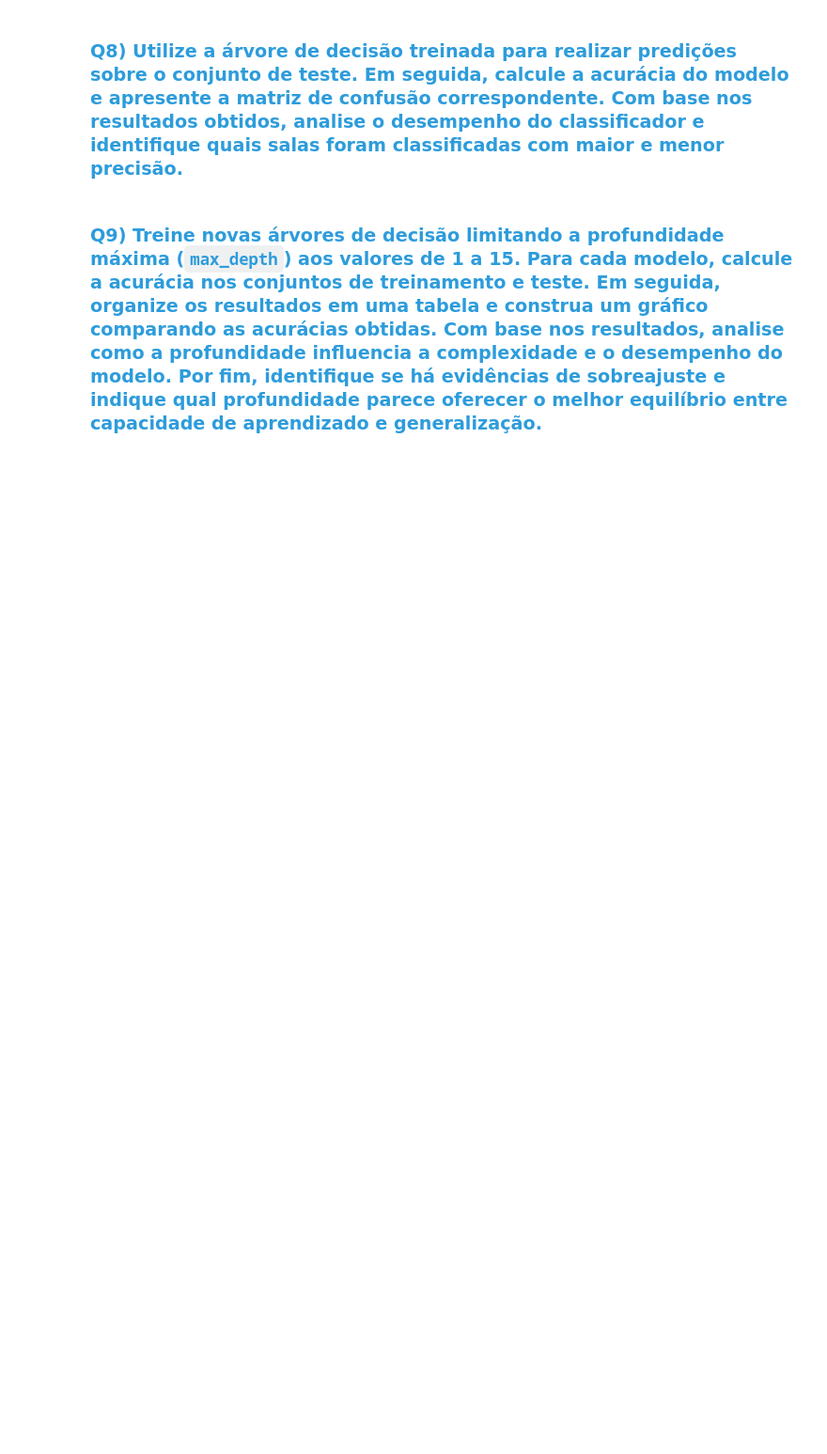
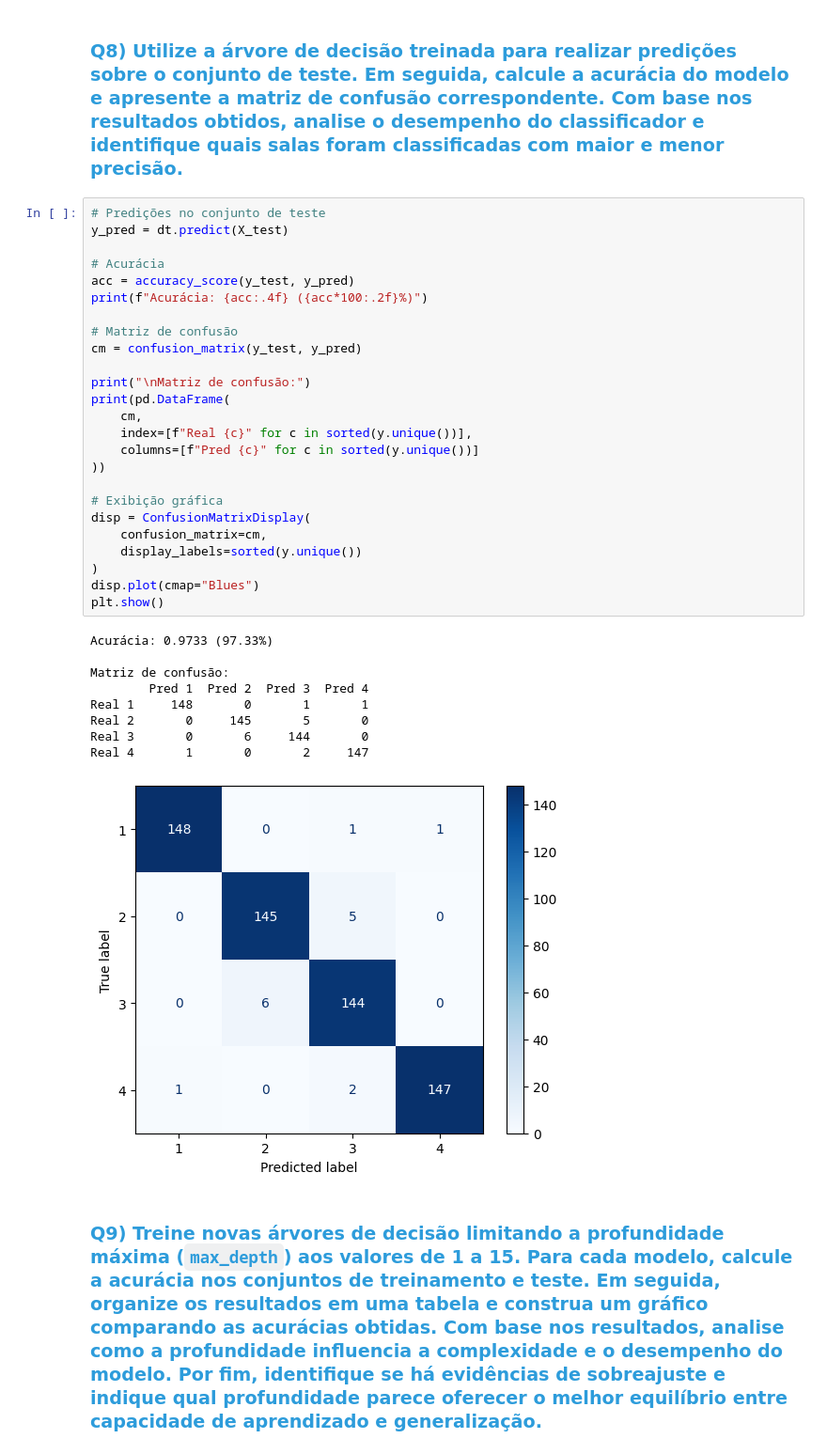
Before and after one commit to AntonioF2/C318, a Jupyter notebook: C318_2026_1_Atividade_06_231.ipynb, the cells around one changed output. Shown at 94% size. Saved outputs shown, nothing was run; the diff lists cells and outputs as text; blank space fills up the shorter version.

```diff
--- a/C318_2026_1_Atividade_06_231.ipynb
+++ b/C318_2026_1_Atividade_06_231.ipynb
@@ -219,4 +297,39 @@ As árvores de decisão são algoritmos de aprendizado supervisionado utilizados
 # %% [markdown]
 ### <font color='#2D9CDB'>Q8) Utilize a árvore de decisão treinada para realizar predições sobre o conjunto de teste. Em seguida, calcule a acurácia do modelo e apresente a matriz de confusão correspondente. Com base nos resultados obtidos, analise o desempenho do classificador e identifique quais salas foram classificadas com maior e menor precisão.</font>
+# %%
+# Predições no conjunto de teste
+y_pred = dt.predict(X_test)
+
+# Acurácia
+acc = accuracy_score(y_test, y_pred)
+print(f"Acurácia: {acc:.4f} ({acc*100:.2f}%)")
+
+# Matriz de confusão
+cm = confusion_matrix(y_test, y_pred)
+
+print("\nMatriz de confusão:")
+print(pd.DataFrame(
+    cm,
+    index=[f"Real {c}" for c in sorted(y.unique())],
+    columns=[f"Pred {c}" for c in sorted(y.unique())]
+))
+
+# Exibição gráfica
+disp = ConfusionMatrixDisplay(
+    confusion_matrix=cm,
+    display_labels=sorted(y.unique())
+)
+disp.plot(cmap="Blues")
+plt.show()
+# %% [output]
+Acurácia: 0.9733 (97.33%)
+
+Matriz de confusão:
+        Pred 1  Pred 2  Pred 3  Pred 4
+Real 1     148       0       1       1
+Real 2       0     145       5       0
+Real 3       0       6     144       0
+Real 4       1       0       2     147
+[figure, added]
 # %% [markdown]
 ### <font color='#2D9CDB'>Q9) Treine novas árvores de decisão limitando a profundidade máxima (`max_depth`) aos valores de 1 a 15. Para cada modelo, calcule a acurácia nos conjuntos de treinamento e teste. Em seguida, organize os resultados em uma tabela e construa um gráfico comparando as acurácias obtidas. Com base nos resultados, analise como a profundidade influencia a complexidade e o desempenho do modelo. Por fim, identifique se há evidências de sobreajuste e indique qual profundidade parece oferecer o melhor equilíbrio entre capacidade de aprendizado e generalização.</font>
```
Also changed, not shown: parts of 27 cells of this notebook.
